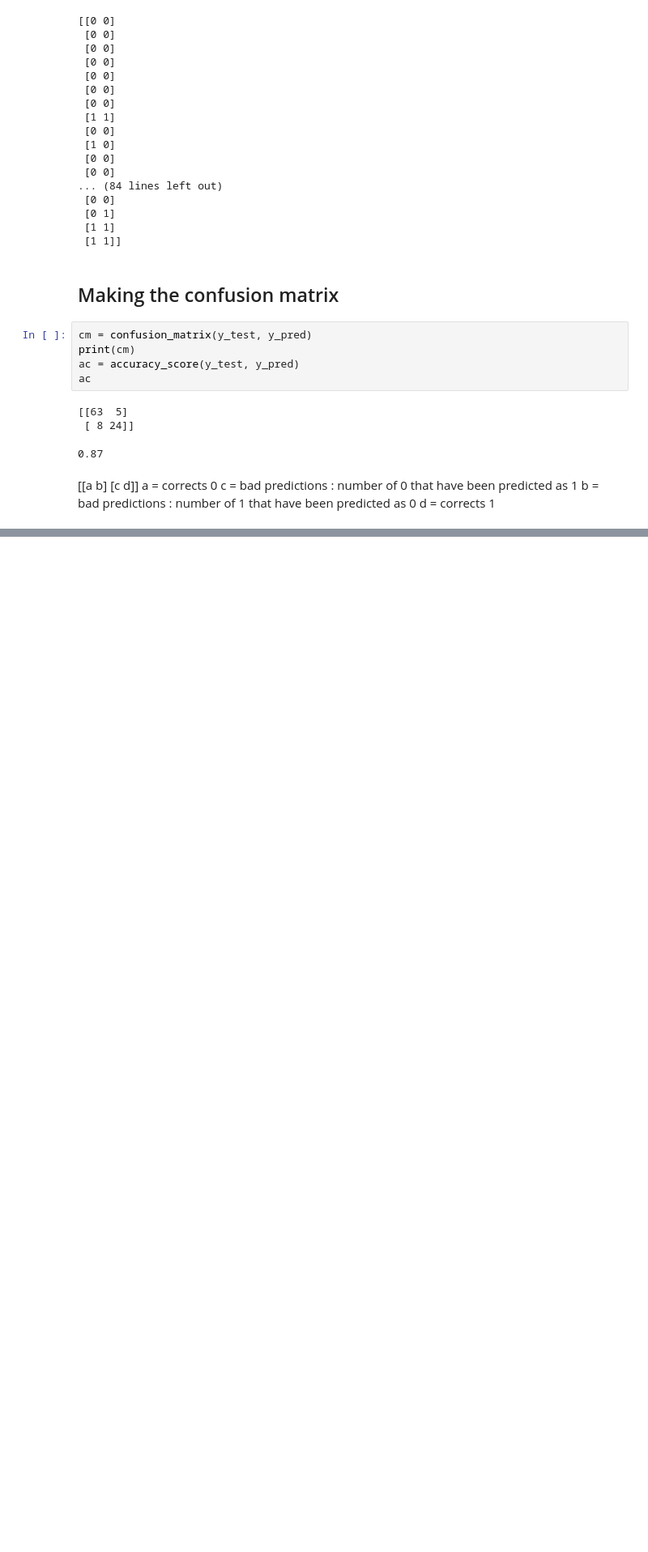
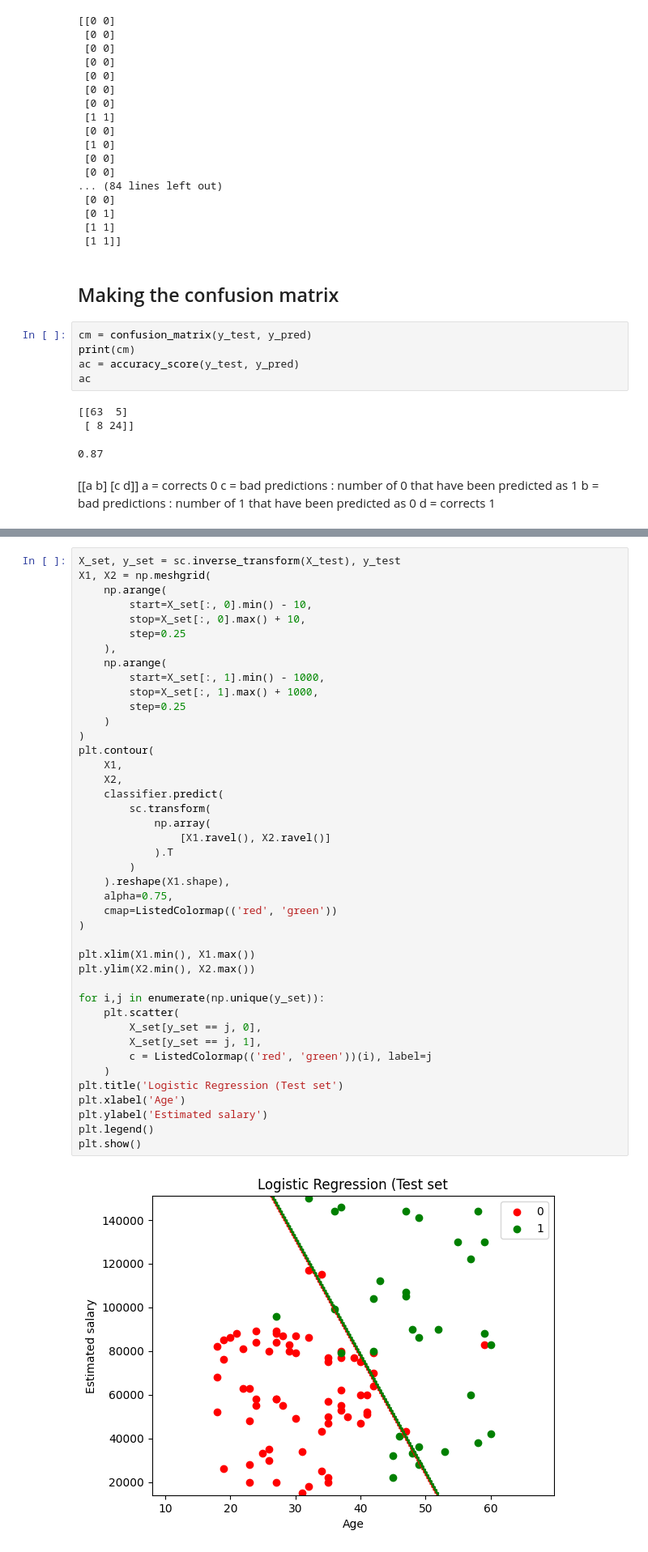
Before and after one commit to Yimashenka/Logistic_Regression, a Jupyter notebook: logistic_regression.ipynb, the cells around one changed output, grey strips where cells are left out. Shown at 81% size. Saved outputs shown, nothing was run; the diff lists cells and outputs as text; blank space fills up the shorter version.

```diff
--- a/logistic_regression.ipynb
+++ b/logistic_regression.ipynb
@@ -194,0 +243,44 @@ d = corrects 1
+# %%
+X_set, y_set = sc.inverse_transform(X_test), y_test
+X1, X2 = np.meshgrid(
+    np.arange(
+        start=X_set[:, 0].min() - 10,
+        stop=X_set[:, 0].max() + 10,
+        step=0.25
+    ),
+    np.arange(
+        start=X_set[:, 1].min() - 1000,
+        stop=X_set[:, 1].max() + 1000,
+        step=0.25
+    )
+)
+plt.contour(
+    X1,
+    X2,
+    classifier.predict(
+        sc.transform(
+            np.array(
+                [X1.ravel(), X2.ravel()]
+            ).T
+        )
+    ).reshape(X1.shape),
+    alpha=0.75,
+    cmap=ListedColormap(('red', 'green'))
+)
+
+plt.xlim(X1.min(), X1.max())
+plt.ylim(X2.min(), X2.max())
+
+for i,j in enumerate(np.unique(y_set)):
+    plt.scatter(
+        X_set[y_set == j, 0],
+        X_set[y_set == j, 1],
+        c = ListedColormap(('red', 'green'))(i), label=j
+    )
+plt.title('Logistic Regression (Test set')
+plt.xlabel('Age')
+plt.ylabel('Estimated salary')
+plt.legend()
+plt.show()
+# %% [output]
+[figure, added]
```
Also changed, not shown: parts of 3 cells of this notebook.
